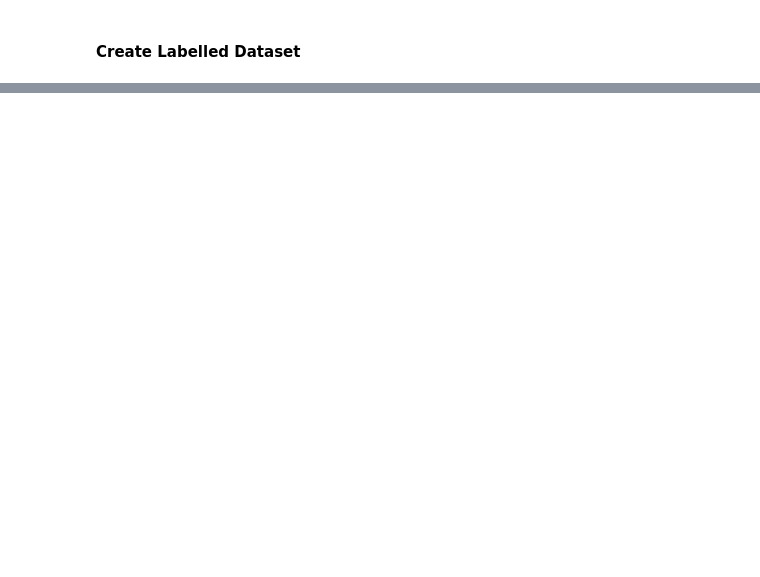
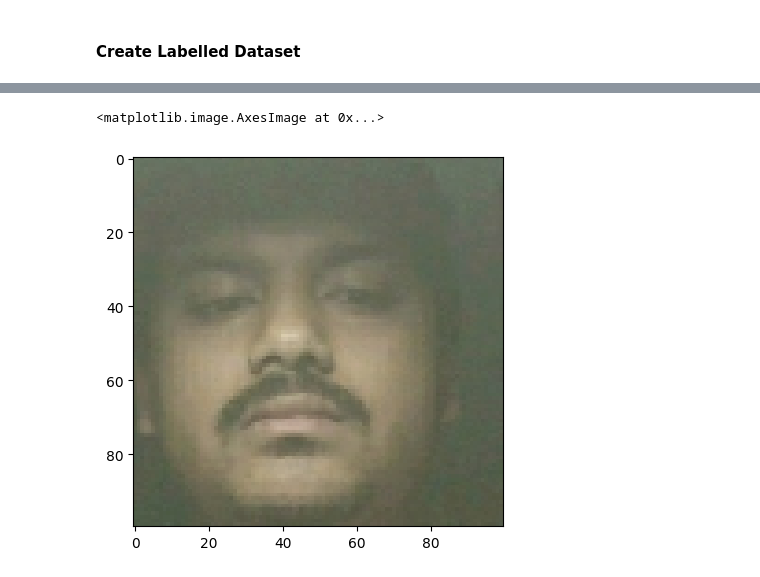
Before and after one commit to utsav-das/AI-Face-Recognition, a Jupyter notebook: ai_face_recognition_notebook.ipynb, the cells around one changed output, grey strips where cells are left out. Drawn from its saved outputs; the diff is of its cells as text; code cells hidden in the pictures; blank space fills up the shorter version.

```diff
--- a/ai_face_recognition_notebook.ipynb
+++ b/ai_face_recognition_notebook.ipynb
@@ -318,0 +382,5 @@ example
+# %%
+plt.imshow(res[1])
+# %% [output]
+<matplotlib.image.AxesImage at 0x...>
+[figure, added]
```
Also changed, not shown: parts of 17 cells of this notebook.
